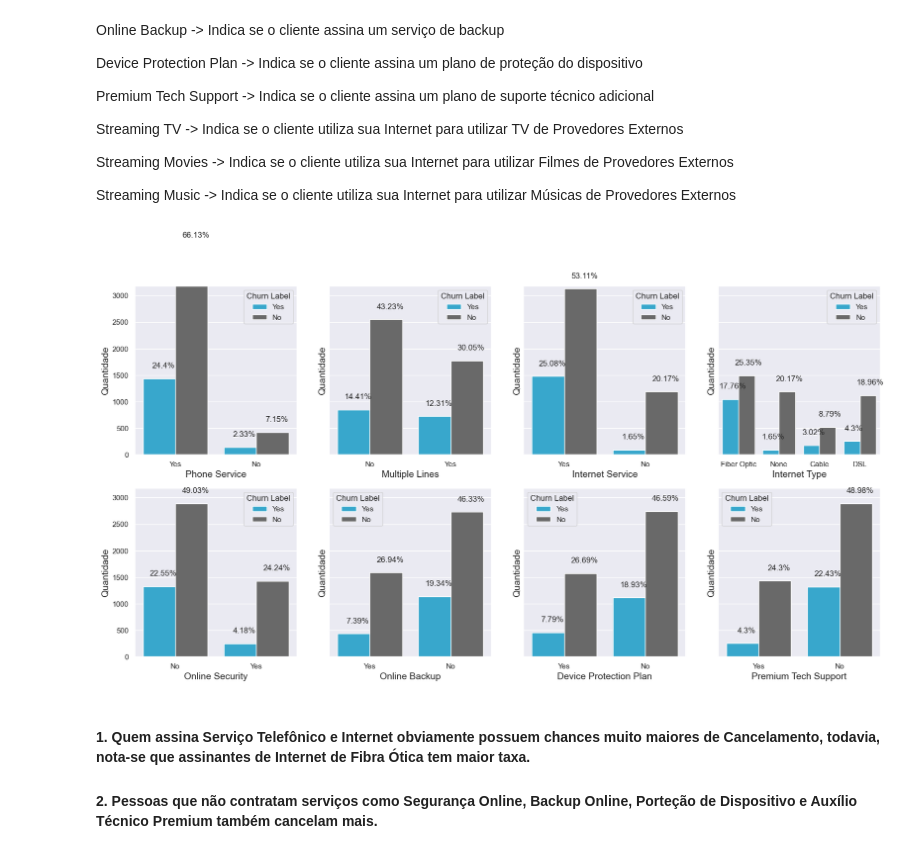
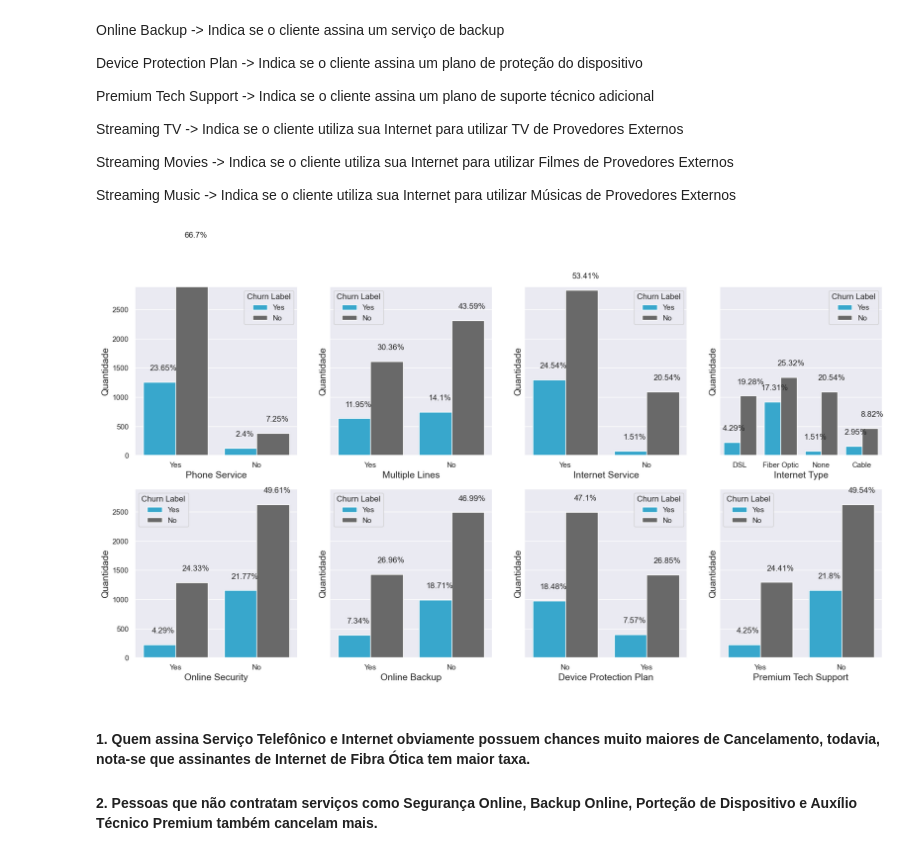
Before and after one commit to leonardovargas10/Modelo_Previsao_Churn, a Jupyter notebook: Modelo_Churn.ipynb, the cells around one changed output. Saved outputs shown, nothing was run; the diff lists cells and outputs as text; code cells hidden in the pictures.

```diff
--- a/Modelo_Churn.ipynb
+++ b/Modelo_Churn.ipynb
@@ -502,0 +661,4 @@ services_trusted.head(3)
+# %%
+status_raw = pd.read_csv('./data/STATUS.csv')
+status_trusted = status_raw.copy()
+status_raw.head(3)
@@ -507,13 +678,13 @@ services_trusted.head(3)
 # %%
-customer_charact_refined = customer_charact_trusted.copy()
-customer_charact_refined = customer_charact_refined.merge(services_trusted.drop(['Count', 'Quarter'], axis = 1), on = 'Customer ID', how = 'inner')
-customer_charact_refined = customer_charact_refined.merge(status_trusted.drop(['Count', 'Quarter'], axis = 1), on = 'Customer ID', how = 'inner')
-telco_churn = customer_charact_refined.copy()
+demographics_refined = demographics_trusted.copy()
+demographics_refined = demographics_refined.merge(services_trusted, on = 'Customer ID', how = 'inner')
+demographics_refined = demographics_refined.merge(status_trusted, on = 'Customer ID', how = 'inner')
+telco_churn = demographics_refined.copy()
 
-telco_churn_train = separa_treino_teste('Churn Label', telco_churn, 0.15)[0]
-telco_churn_teste = separa_treino_teste('Churn Label', telco_churn, 0.15)[1]
+telco_churn_desenvolvimento = separa_treino_teste('Churn Label', telco_churn, 0.1)[0]
+telco_churn_producao = separa_treino_teste('Churn Label', telco_churn, 0.1)[1]
 
 print(f'Dataset Original: {telco_churn.shape}')
-print(f'Dataset Treino: {telco_churn_train.shape}')
-print(f'Dataset Teste: {telco_churn_teste.shape}')
+print(f'Dataset Desenvolvimento: {telco_churn_desenvolvimento.shape}')
+print(f'Dataset Produção: {telco_churn_producao.shape}')
 # %% [output]
@@ -523,3 +694,6 @@ Dataset Teste: (1057, 37)
+# %%
+telco_churn_desenvolvimento_train = separa_treino_teste('Churn Label', telco_churn_desenvolvimento, 0.15)[0]
+telco_churn_desenvolvimento_test = separa_treino_teste('Churn Label', telco_churn_desenvolvimento, 0.15)[1]
 # %% [markdown]
 # <font color='red' style='font-size: 40px;'> 2.0 Análise Exploratória - Foco em Análises Bivariadas </font>
 <hr style='border: 2px solid red;'>
@@ -542,14 +716,14 @@ plota_boxplot('Age', 'Churn Label', telco_churn_train, 'Age')
 
 #### 2. Por conta da idade avançada, a probabilidade de terceiros tomando as decisões de cancelarem ou não os serviços no nome dos proprietários é alta, portanto, eles podem passar um viés errado sobre o Cancelamento. Dado isso, decidiu-se retirá-los da amostra.
 # %%
-qt_outliers = telco_churn_train.loc[telco_churn_train.Age > 100]['Customer ID'].unique().shape[0]
-qt_total = telco_churn_train['Customer ID'].unique().shape[0]
+qt_outliers = telco_churn_desenvolvimento_train.loc[telco_churn_desenvolvimento_train.Age > 100]['Customer ID'].unique().shape[0]
+qt_total = telco_churn_desenvolvimento_train['Customer ID'].unique().shape[0]
 
-telco_churn_train_outliers = telco_churn_train.loc[telco_churn_train.Age > 100]['Customer ID'].unique()
+telco_churn_desenvolvimento_train_outliers = telco_churn_desenvolvimento_train.loc[telco_churn_desenvolvimento_train.Age > 100]['Customer ID'].unique()
 
 print(f'Remoção de {round((qt_outliers/qt_total)*100, 2)}% do Dataset')
-telco_churn_train = telco_churn_train.loc[~telco_churn_train['Customer ID'].isin(telco_churn_train_outliers)]
+telco_churn_desenvolvimento_train = telco_churn_desenvolvimento_train.loc[~telco_churn_desenvolvimento_train['Customer ID'].isin(telco_churn_desenvolvimento_train_outliers)]
 
-qt_total = telco_churn_train['Customer ID'].unique().shape[0]
+qt_total = telco_churn_desenvolvimento_train['Customer ID'].unique().shape[0]
 print(f'Agora, o Dataset tem {qt_total} registros')
 # %% [output]
@@ -632,10 +784,10 @@ Streaming Music -> Indica se o cliente utiliza sua Internet para utilizar Músic
 # %%
 plota_barras(['Phone Service',
        'Multiple Lines', 'Internet Service', 'Internet Type',
        'Online Security', 'Online Backup', 'Device Protection Plan',
-       'Premium Tech Support'], 'Churn Label', telco_churn_train, 2, 4)
+       'Premium Tech Support'], 'Churn Label', telco_churn_desenvolvimento_train, 2, 4)
 # %% [output]
-[figure, old version]
+[figure, new version]
 # %% [markdown]
 #### 1. Quem assina Serviço Telefônico e Internet obviamente possuem chances muito maiores de Cancelamento, todavia, nota-se que assinantes de Internet de Fibra Ótica tem maior taxa.
 
```
Also changed, not shown: parts of 50 cells of this notebook, 2 other files.
